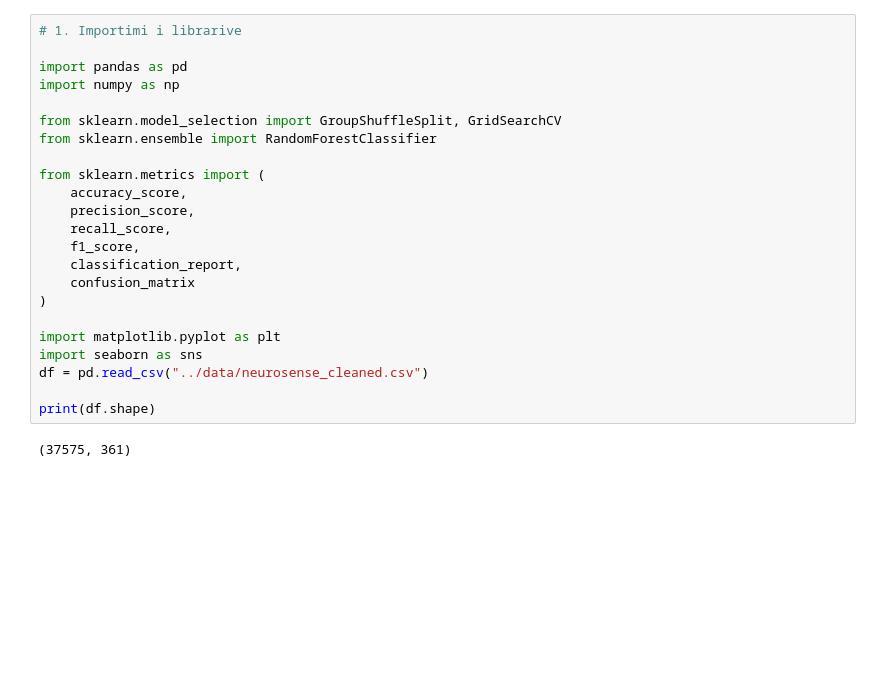
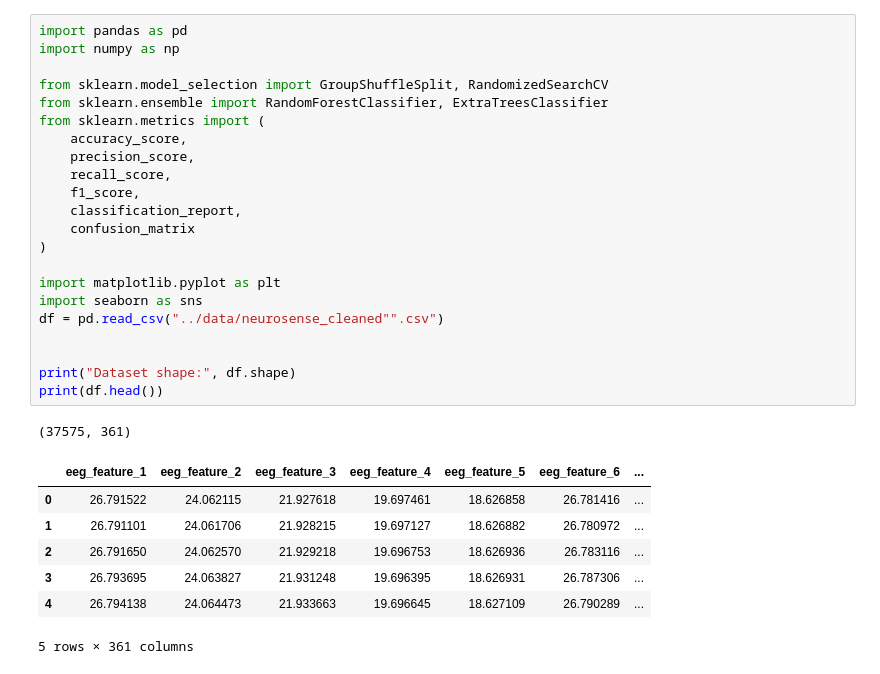
Before and after one commit to Gresita/NeuroSense, a Jupyter notebook: classification/random_forest.ipynb, the cells around one changed output. Drawn from its saved outputs; the diff is of its cells as text; blank space fills up the shorter version.

```diff
--- a/classification/random_forest.ipynb
+++ b/classification/random_forest.ipynb
@@ -1,25 +1,31 @@
 # %%
-# 1. Importimi i librarive
-
 import pandas as pd
 import numpy as np
 
-from sklearn.model_selection import GroupShuffleSplit, GridSearchCV
-from sklearn.ensemble import RandomForestClassifier
-
+from sklearn.model_selection import GroupShuffleSplit, RandomizedSearchCV
+from sklearn.ensemble import RandomForestClassifier, ExtraTreesClassifier
 from sklearn.metrics import (
     accuracy_score,
     precision_score,
     recall_score,
     f1_score,
     classification_report,
     confusion_matrix
 )
 
 import matplotlib.pyplot as plt
 import seaborn as sns
-df = pd.read_csv("../data/neurosense_cleaned.csv")
+df = pd.read_csv("../data/neurosense_cleaned"".csv")
 
-print(df.shape)
+
+print("Dataset shape:", df.shape)
+print(df.head())
 # %% [output]
 (37575, 361)
+|  | eeg_feature_1 | eeg_feature_2 | eeg_feature_3 | eeg_feature_4 | eeg_feature_5 | eeg_feature_6 | ... |
+| 0 | 26.791522 | 24.062115 | 21.927618 | 19.697461 | 18.626858 | 26.781416 | ... |
+| 1 | 26.791101 | 24.061706 | 21.928215 | 19.697127 | 18.626882 | 26.780972 | ... |
+| 2 | 26.791650 | 24.062570 | 21.929218 | 19.696753 | 18.626936 | 26.783116 | ... |
+| 3 | 26.793695 | 24.063827 | 21.931248 | 19.696395 | 18.626931 | 26.787306 | ... |
+| 4 | 26.794138 | 24.064473 | 21.933663 | 19.696645 | 18.627109 | 26.790289 | ... |
+5 rows × 361 columns
```
Also changed, not shown: parts of 12 cells of this notebook, 16 other files.
